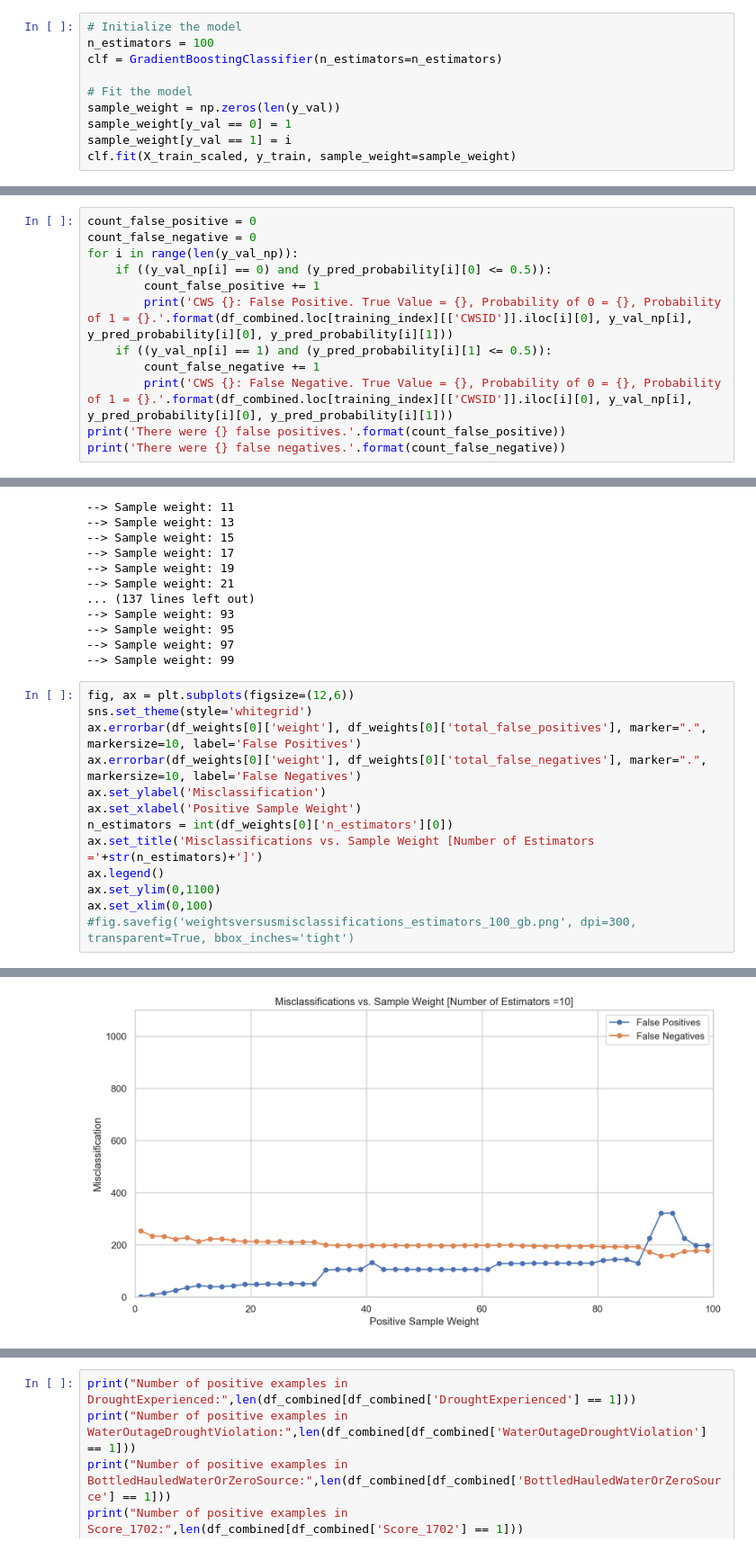
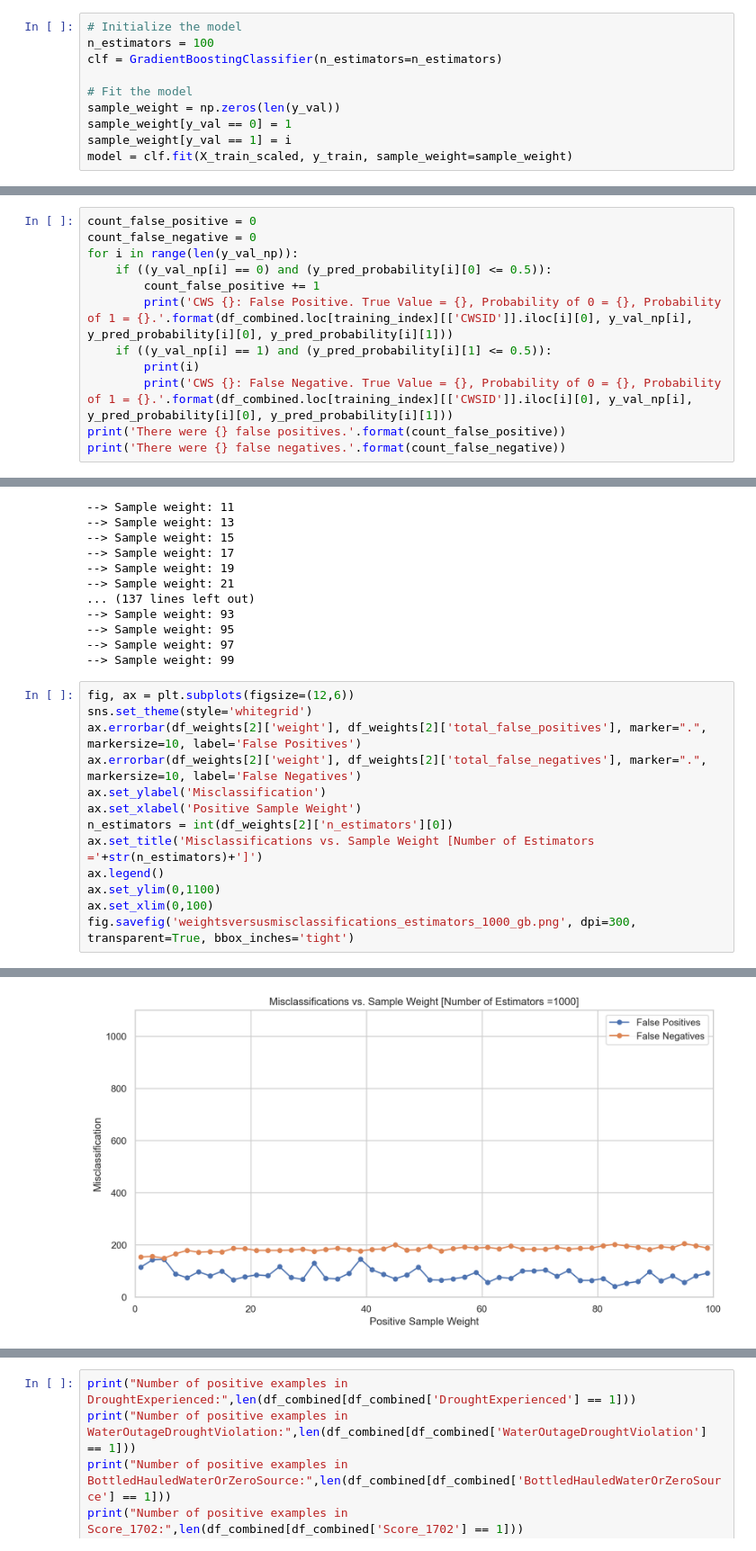
Before and after one commit to cagov/aae-dsa-water, a Jupyter notebook: water.ipynb, the cells around one changed output, grey strips where cells are left out. Shown at 90% size. Saved outputs shown, nothing was run; the diff lists cells and outputs as text.

```diff
--- a/water.ipynb
+++ b/water.ipynb
@@ -1330,4 +1318,4 @@ clf = GradientBoostingClassifier(n_estimators=n_estimators)
 sample_weight = np.zeros(len(y_val))
 sample_weight[y_val == 0] = 1
 sample_weight[y_val == 1] = i
-clf.fit(X_train_scaled, y_train, sample_weight=sample_weight)
+model = clf.fit(X_train_scaled, y_train, sample_weight=sample_weight)
@@ -1371,7 +1357,7 @@ for i in range(len(y_val_np)):
         count_false_positive += 1
         print('CWS {}: False Positive. True Value = {}, Probability of 0 = {}, Probability of 1 = {}.'.format(df_combined.loc[training_index][['CWSID']].iloc[i][0], y_val_np[i], y_pred_probability[i][0], y_pred_probability[i][1]))
     if ((y_val_np[i] == 1) and (y_pred_probability[i][1] <= 0.5)):
-        count_false_negative += 1
+        print(i)
         print('CWS {}: False Negative. True Value = {}, Probability of 0 = {}, Probability of 1 = {}.'.format(df_combined.loc[training_index][['CWSID']].iloc[i][0], y_val_np[i], y_pred_probability[i][0], y_pred_probability[i][1]))
 print('There were {} false positives.'.format(count_false_positive))
 print('There were {} false negatives.'.format(count_false_negative))
@@ -1516,14 +1502,14 @@ Number of estimators: 10
 # %%
 fig, ax = plt.subplots(figsize=(12,6))
 sns.set_theme(style='whitegrid')
-ax.errorbar(df_weights[0]['weight'], df_weights[0]['total_false_positives'], marker=".", markersize=10, label='False Positives')
-ax.errorbar(df_weights[0]['weight'], df_weights[0]['total_false_negatives'], marker=".", markersize=10, label='False Negatives')
+ax.errorbar(df_weights[2]['weight'], df_weights[2]['total_false_positives'], marker=".", markersize=10, label='False Positives')
+ax.errorbar(df_weights[2]['weight'], df_weights[2]['total_false_negatives'], marker=".", markersize=10, label='False Negatives')
 ax.set_ylabel('Misclassification')
 ax.set_xlabel('Positive Sample Weight')
-n_estimators = int(df_weights[0]['n_estimators'][0])
+n_estimators = int(df_weights[2]['n_estimators'][0])
 ax.set_title('Misclassifications vs. Sample Weight [Number of Estimators ='+str(n_estimators)+']')
 ax.legend()
 ax.set_ylim(0,1100)
 ax.set_xlim(0,100)
-#fig.savefig('weightsversusmisclassifications_estimators_100_gb.png', dpi=300, transparent=True, bbox_inches='tight')
+fig.savefig('weightsversusmisclassifications_estimators_1000_gb.png', dpi=300, transparent=True, bbox_inches='tight')
 # %% [output]
@@ -1531,4 +1516,4 @@ ax.set_xlim(0,100)
-[figure, old version]
+[figure, new version]
 # %%
 fig, ax = plt.subplots(figsize=(12,6))
 sns.set_theme(style='whitegrid')
```
Also changed, not shown: parts of 30 cells of this notebook.
